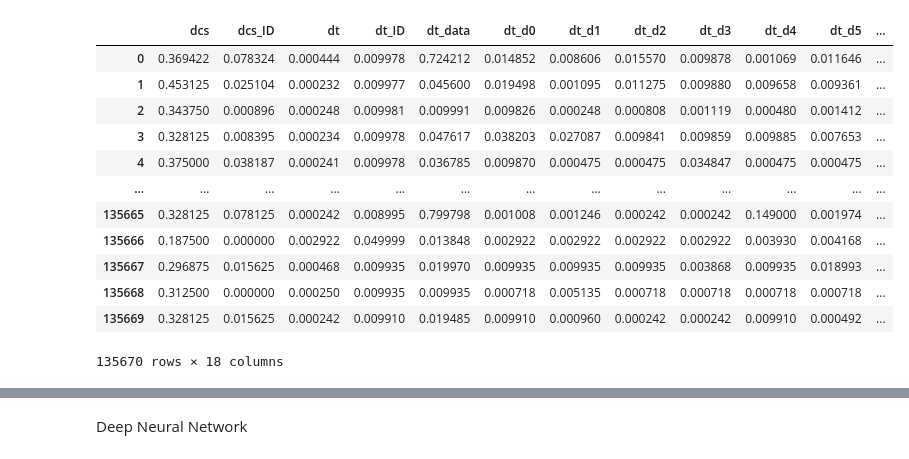
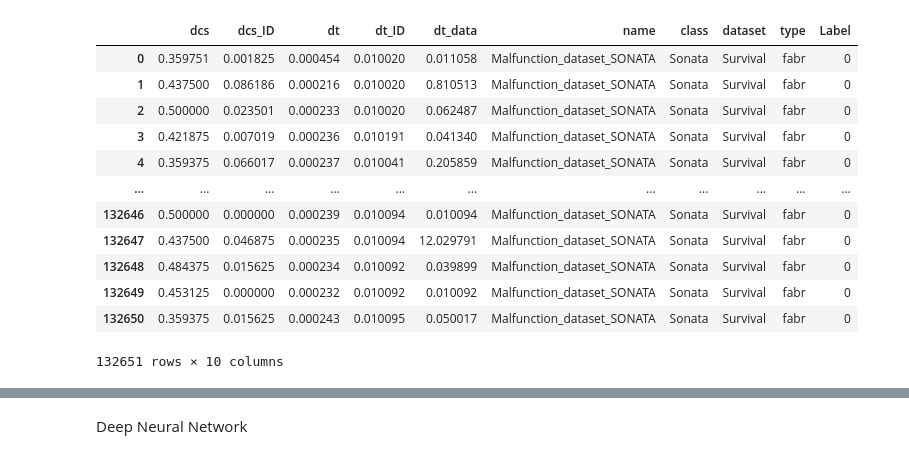
Before and after one commit to hampu5/ml-classify, a Jupyter notebook: ml_classify/dnn-book.ipynb, the cells around one changed output, grey strips where cells are left out. Drawn from its saved outputs; the diff is of its cells as text; code cells hidden in the pictures.

```diff
--- a/ml_classify/dnn-book.ipynb
+++ b/ml_classify/dnn-book.ipynb
@@ -13,45 +13,45 @@ import shap
 # %%
 from compiledataset import load_dataset, compile_dataset
 
 PATH = "/home/hampus/miun/master_thesis/Datasets"
 
 datasets = {}
 
 # dataset: pd.DataFrame = load_dataset(PATH + "/ORNL", "data_a.csv")
 # dataset["remarks"] = "No DLC available"
 # datasets["ROAD"] = dataset.to_dict("records")
 
-dataset: pd.DataFrame = load_dataset(PATH + "/Survival", "data.csv", "Fuzzy_dataset_SONATA")
+dataset: pd.DataFrame = load_dataset(PATH + "/Survival", "data.csv", "Malfunction_dataset_SONATA")
 dataset["remarks"] = "-"
 datasets["Survival"] = dataset.to_dict("records")
 
 # dataset: pd.DataFrame = load_dataset(PATH + "/Hisingen", "data.csv")
 # dataset["remarks"] = "-"
 # datasets["Hisingen"] = dataset.to_dict("records")
 
 
 df = compile_dataset(datasets)
 df.drop(columns=["data", "data_dec", "ID", "DLC", "t"], inplace=True, errors="ignore")
 df.drop(columns=["d0", "d1", "d2", "d3", "d4", "d5", "d6", "d7"], inplace=True, errors="ignore")
 
 dataset = None # Release memory, as it isn't used for now
 datasets = None
 
 display(df)
 # %% [output]
-|  | dcs | dcs_ID | dt | dt_ID | dt_data | dt_d0 | dt_d1 | dt_d2 | dt_d3 | dt_d4 | dt_d5 | ... |
-| 0 | 0.369422 | 0.078324 | 0.000444 | 0.009978 | 0.724212 | 0.014852 | 0.008606 | 0.015570 | 0.009878 | 0.001069 | 0.011646 | ... |
-| 1 | 0.453125 | 0.025104 | 0.000232 | 0.009977 | 0.045600 | 0.019498 | 0.001095 | 0.011275 | 0.009880 | 0.009658 | 0.009361 | ... |
-| 2 | 0.343750 | 0.000896 | 0.000248 | 0.009981 | 0.009991 | 0.009826 | 0.000248 | 0.000808 | 0.001119 | 0.000480 | 0.001412 | ... |
-| 3 | 0.328125 | 0.008395 | 0.000234 | 0.009978 | 0.047617 | 0.038203 | 0.027087 | 0.009841 | 0.009859 | 0.009885 | 0.007653 | ... |
-| 4 | 0.375000 | 0.038187 | 0.000241 | 0.009978 | 0.036785 | 0.009870 | 0.000475 | 0.000475 | 0.034847 | 0.000475 | 0.000475 | ... |
-| ... | ... | ... | ... | ... | ... | ... | ... | ... | ... | ... | ... | ... |
-| 135665 | 0.328125 | 0.078125 | 0.000242 | 0.008995 | 0.799798 | 0.001008 | 0.001246 | 0.000242 | 0.000242 | 0.149000 | 0.001974 | ... |
-| 135666 | 0.187500 | 0.000000 | 0.002922 | 0.049999 | 0.013848 | 0.002922 | 0.002922 | 0.002922 | 0.002922 | 0.003930 | 0.004168 | ... |
-| 135667 | 0.296875 | 0.015625 | 0.000468 | 0.009935 | 0.019970 | 0.009935 | 0.009935 | 0.009935 | 0.003868 | 0.009935 | 0.018993 | ... |
-| 135668 | 0.312500 | 0.000000 | 0.000250 | 0.009935 | 0.009935 | 0.000718 | 0.005135 | 0.000718 | 0.000718 | 0.000718 | 0.000718 | ... |
-| 135669 | 0.328125 | 0.015625 | 0.000242 | 0.009910 | 0.019485 | 0.009910 | 0.000960 | 0.000242 | 0.000242 | 0.009910 | 0.000492 | ... |
+|  | dcs | dcs_ID | dt | dt_ID | dt_data | name | class | dataset | type | Label |
+| 0 | 0.359751 | 0.001825 | 0.000454 | 0.010020 | 0.011058 | Malfunction_dataset_SONATA | Sonata | Survival | fabr | 0 |
+| 1 | 0.437500 | 0.086186 | 0.000216 | 0.010020 | 0.810513 | Malfunction_dataset_SONATA | Sonata | Survival | fabr | 0 |
+| 2 | 0.500000 | 0.023501 | 0.000233 | 0.010020 | 0.062487 | Malfunction_dataset_SONATA | Sonata | Survival | fabr | 0 |
+| 3 | 0.421875 | 0.007019 | 0.000236 | 0.010191 | 0.041340 | Malfunction_dataset_SONATA | Sonata | Survival | fabr | 0 |
+| 4 | 0.359375 | 0.066017 | 0.000237 | 0.010041 | 0.205859 | Malfunction_dataset_SONATA | Sonata | Survival | fabr | 0 |
+| ... | ... | ... | ... | ... | ... | ... | ... | ... | ... | ... |
+| 132646 | 0.500000 | 0.000000 | 0.000239 | 0.010094 | 0.010094 | Malfunction_dataset_SONATA | Sonata | Survival | fabr | 0 |
+| 132647 | 0.437500 | 0.046875 | 0.000235 | 0.010094 | 12.029791 | Malfunction_dataset_SONATA | Sonata | Survival | fabr | 0 |
+| 132648 | 0.484375 | 0.015625 | 0.000234 | 0.010092 | 0.039899 | Malfunction_dataset_SONATA | Sonata | Survival | fabr | 0 |
+| 132649 | 0.453125 | 0.000000 | 0.000232 | 0.010092 | 0.010092 | Malfunction_dataset_SONATA | Sonata | Survival | fabr | 0 |
+| 132650 | 0.359375 | 0.015625 | 0.000243 | 0.010095 | 0.050017 | Malfunction_dataset_SONATA | Sonata | Survival | fabr | 0 |
-135670 rows × 18 columns
+132651 rows × 10 columns
 # %%
 df = df.loc[df["type"] != "masq"]
 # df = df.loc[(df["type"] == "fuzz") | (df["type"] == "none")]
```
Also changed, not shown: parts of 10 cells of this notebook, 3 other files.
